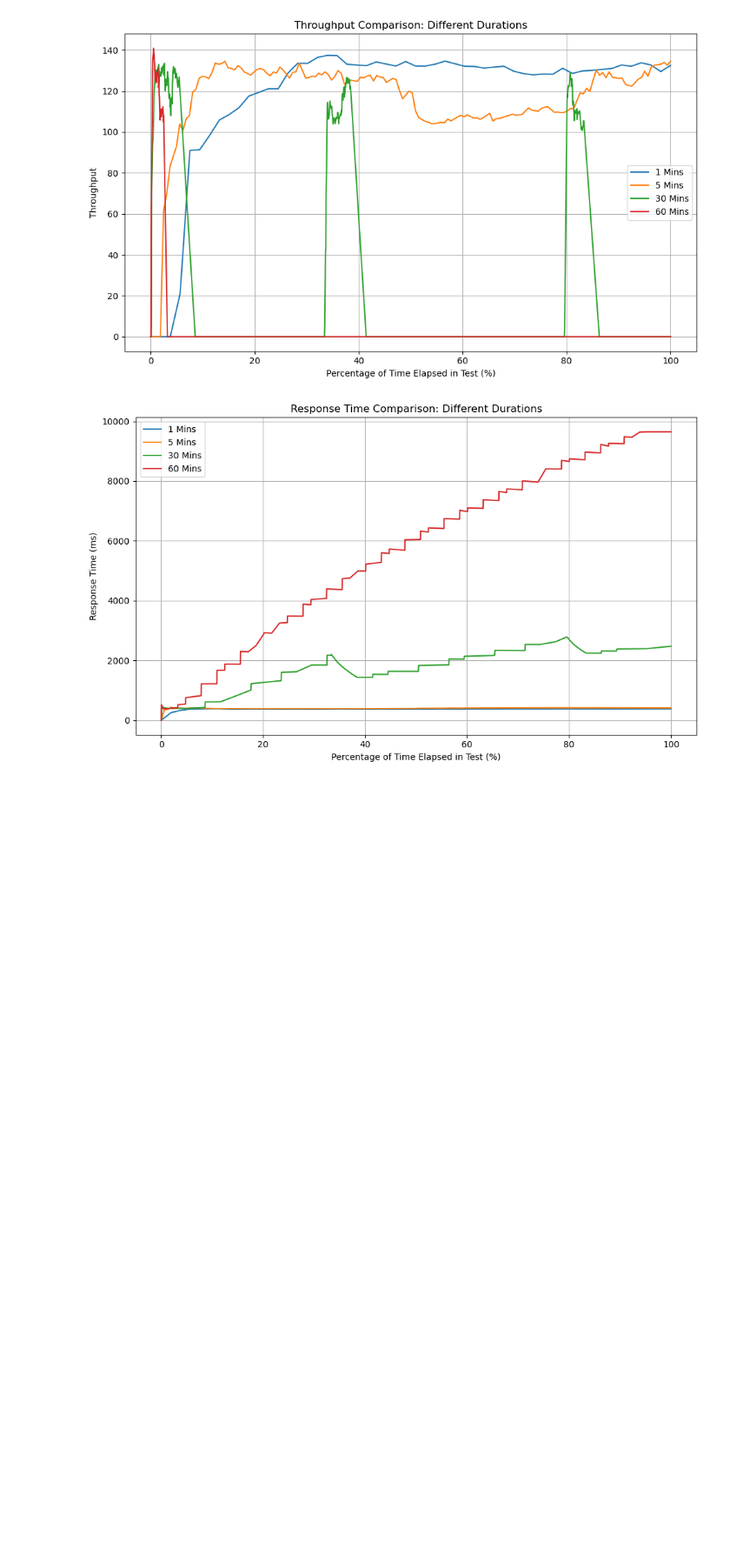
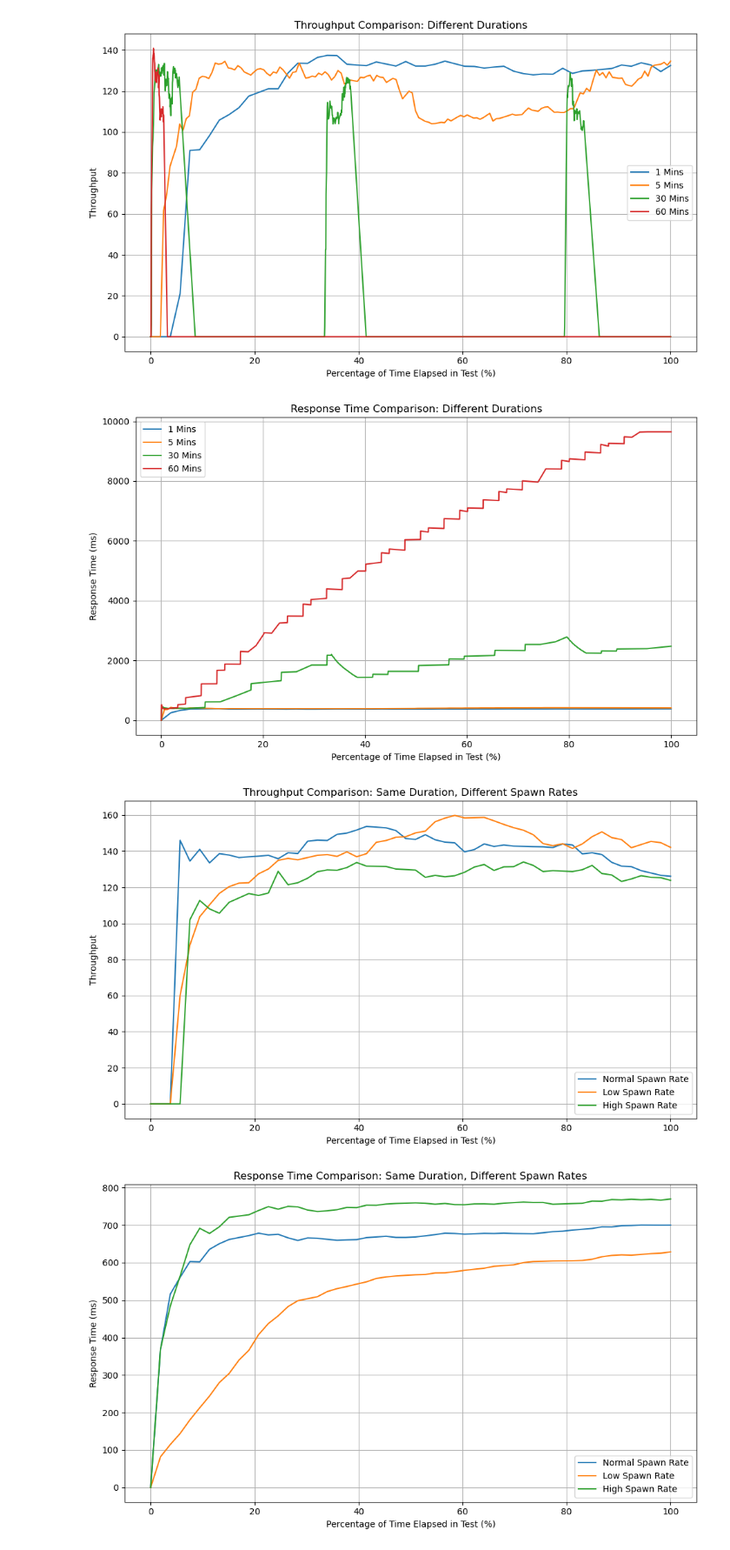
Before and after one commit to zhifanl/SENG533-TeaStore-Evaluation, a Jupyter notebook: locust_data_analysis.ipynb, the cells around one changed output. Shown at 87% size. Drawn from its saved outputs; the diff is of its cells as text; code cells hidden in the pictures; blank space fills up the shorter version.

```diff
--- a/locust_data_analysis.ipynb
+++ b/locust_data_analysis.ipynb
@@ -140,3 +140,39 @@ plot_data(
 [figure]
 [figure]
 [figure]
+# %%
+plot_data(
+    [data_frames['high']['short'], data_frames['high']['short_low_spawn_rate'], data_frames['high']['short_high_spawn_rate']],
+    ['Normal Spawn Rate', 'Low Spawn Rate', 'High Spawn Rate'],
+    'Requests/s',
+    'Throughput',
+    'Throughput Comparison: Same Duration, Different Spawn Rates'
+)
+
+plot_data(
+    [data_frames['high']['short'], data_frames['high']['short_low_spawn_rate'], data_frames['high']['short_high_spawn_rate']],
+    ['Normal Spawn Rate', 'Low Spawn Rate', 'High Spawn Rate'],
+    'Total Average Response Time',
+    'Response Time (ms)',
+    'Response Time Comparison: Same Duration, Different Spawn Rates'
+)
+
+# Different durations
+plot_data(
+    [data_frames['high']['short'], data_frames['high']['long_5mins'], data_frames['high']['long_30mins'],  data_frames['high']['long_60mins']],
+    ['1 Mins', '5 Mins', '30 Mins', '60 Mins'],
+    'Requests/s',
+    'Throughput',
+    'Throughput Comparison: Different Durations'
+)
+
+plot_data(
+    [data_frames['high']['short'], data_frames['high']['long_5mins'], data_frames['high']['long_30mins'],  data_frames['high']['long_60mins']],
+    ['1 Mins', '5 Mins', '30 Mins', '60 Mins'],
+    'Total Average Response Time',
+    'Response Time (ms)',
+    'Response Time Comparison: Different Durations'
+)
+# %% [output]
+[figure, added]
+[figure, added]
```
Also changed, not shown: parts of 1 cell of this notebook, 4 other files.
